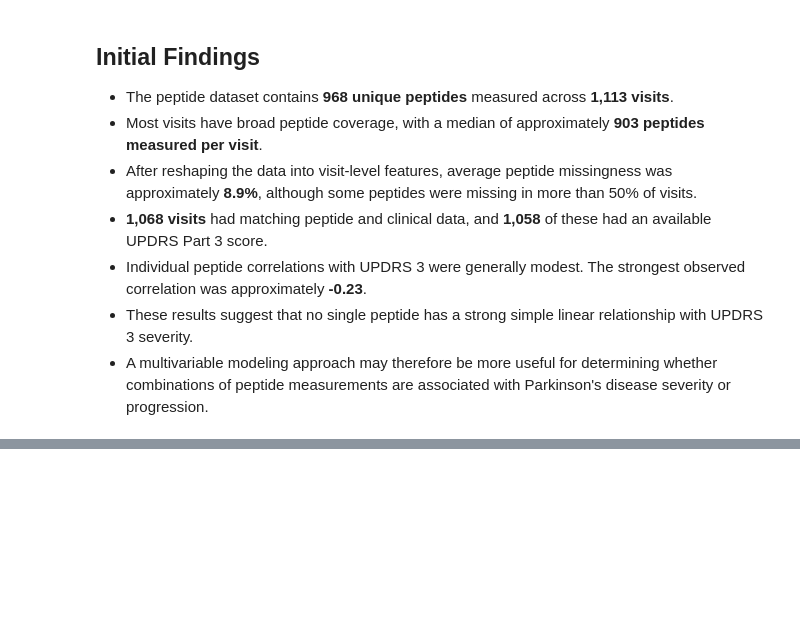
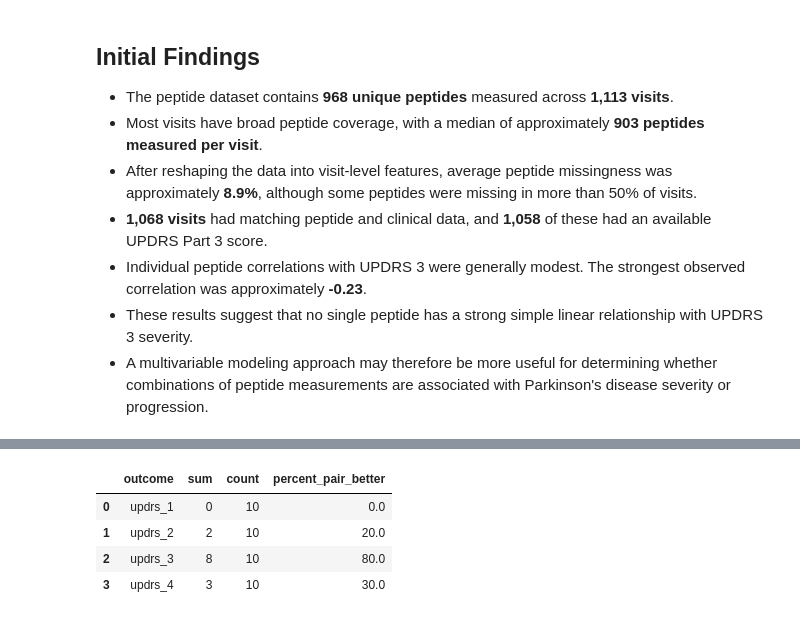
Before and after one commit to ParasG229/Project_Statistical_Learning, a Jupyter notebook: notebooks/02_peptide_eda.ipynb, the cells around one changed output, grey strips where cells are left out. Saved outputs shown, nothing was run; the diff lists cells and outputs as text; code cells hidden in the pictures; blank space fills up the shorter version.

```diff
--- a/notebooks/02_peptide_eda.ipynb
+++ b/notebooks/02_peptide_eda.ipynb
@@ -432,0 +888,26 @@ plt.show()
+# %%
+# How often did the peptide pair outperform the single peptide?
+improvement_frequency = (
+    repeated_results
+    .assign(
+        pair_better=lambda df:
+            df["pair_test_r2"] > df["single_test_r2"]
+    )
+    .groupby("outcome")["pair_better"]
+    .agg(["sum", "count", "mean"])
+    .reset_index()
+)
+
+improvement_frequency["percent_pair_better"] = (
+    improvement_frequency["mean"] * 100
+)
+
+improvement_frequency[
+    ["outcome", "sum", "count", "percent_pair_better"]
+]
+# %% [output]
+|  | outcome | sum | count | percent_pair_better |
+| 0 | updrs_1 | 0 | 10 | 0.0 |
+| 1 | updrs_2 | 2 | 10 | 20.0 |
+| 2 | updrs_3 | 8 | 10 | 80.0 |
+| 3 | updrs_4 | 3 | 10 | 30.0 |
```
Also changed, not shown: parts of 16 cells of this notebook.
